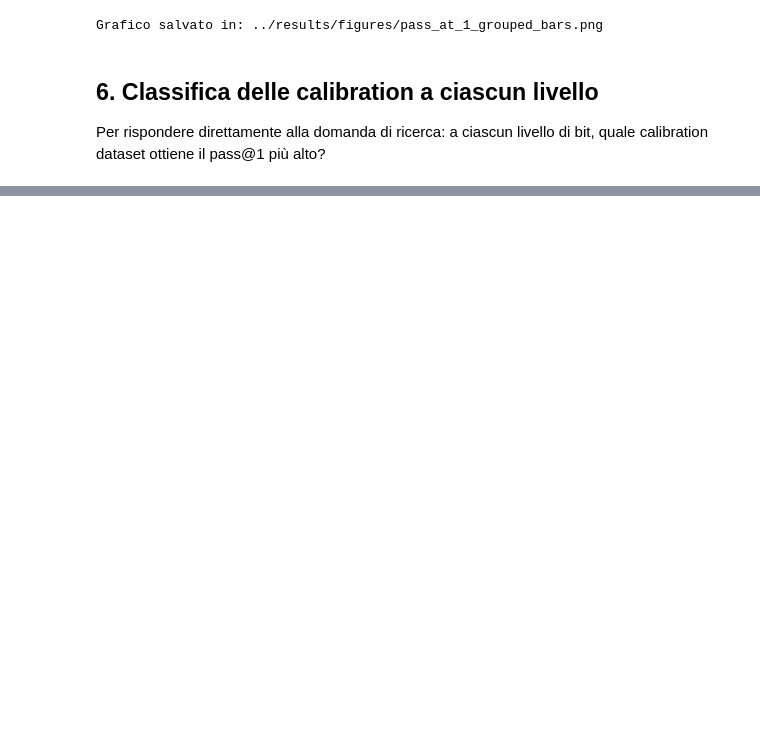
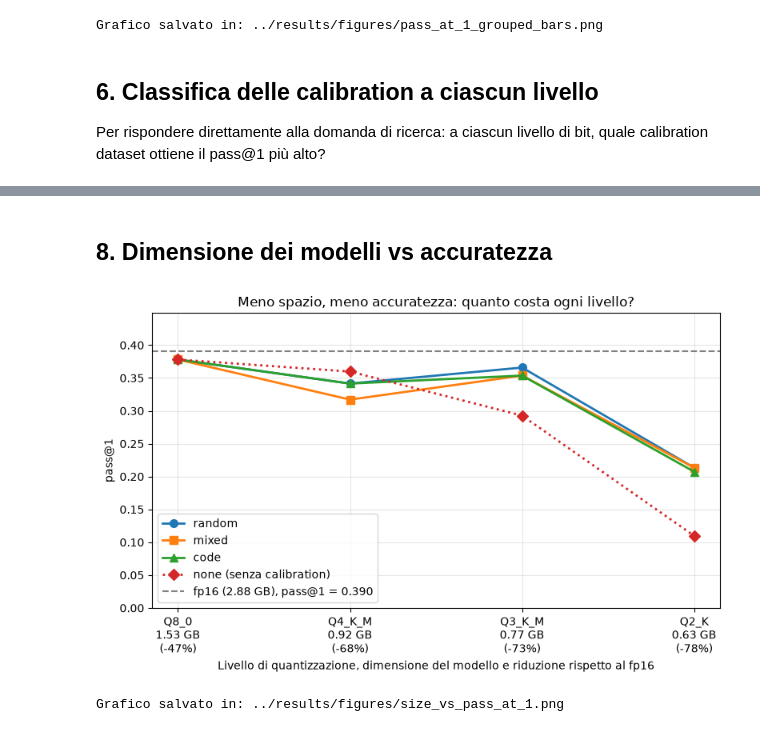
Before and after one commit to Angel136-hub/ProgettoPTQ, a Jupyter notebook: notebooks/05_analyze_results.ipynb, the cells around one changed output, grey strips where cells are left out. Cells and saved outputs as stored; diff of their text form; code cells hidden in the pictures; blank space fills up the shorter version.

```diff
--- a/notebooks/05_analyze_results.ipynb
+++ b/notebooks/05_analyze_results.ipynb
@@ -200,0 +258,43 @@ Q2_K       random     0.2134     random (0.213) > mixed (0.213) > code (0.207)
+# %% [markdown]
+## 8. Dimensione dei modelli vs accuratezza
+# %%
+sizes_path = f"{RESULTS_DIR}/model_sizes.csv"
+
+if not os.path.exists(sizes_path):
+    print("model_sizes.csv non trovato: riesegui il notebook 02 (sezione 'Salvataggio delle dimensioni').")
+else:
+    sizes_df = pd.read_csv(sizes_path)
+    size_gb = sizes_df.groupby("level")["size_gb"].first()   # la dimensione dipende solo dal livello
+    fp16_gb = size_gb["F16"]
+
+    # asse X: un punto per livello, con la dimensione scritta sotto (dal più grande al più piccolo)
+    x_pos = list(range(len(QUANT_LEVELS)))
+    x_labels = [f"{lvl}\n{size_gb[lvl]:.2f} GB\n(-{(1 - size_gb[lvl] / fp16_gb) * 100:.0f}%)" for lvl in QUANT_LEVELS]
+
+    fig, ax = plt.subplots(figsize=(8, 5))
+    for calib in CALIBRATIONS:
+        y_values = [pivot.loc[calib, level] for level in QUANT_LEVELS]
+        ax.plot(x_pos, y_values, marker=markers[calib], color=colors[calib], linewidth=2, markersize=7,
+                linestyle=(":" if calib == "none" else "-"),
+                label=("none (senza calibration)" if calib == "none" else calib))
+
+    ax.axhline(baseline_pass1, color="gray", linestyle="--", linewidth=1.5,
+               label=f"fp16 ({fp16_gb:.2f} GB), pass@1 = {baseline_pass1:.3f}")
+
+    ax.set_xticks(x_pos)
+    ax.set_xticklabels(x_labels)
+    ax.set_xlabel("Livello di quantizzazione, dimensione del modello e riduzione rispetto al fp16")
+    ax.set_ylabel("pass@1")
+    ax.set_ylim(0, baseline_pass1 * 1.15)
+    ax.set_title("Meno spazio, meno accuratezza: quanto costa ogni livello?")
+    ax.legend(loc="lower left")
+    ax.grid(True, alpha=0.3)
+    plt.tight_layout()
+
+    fig_path_size = f"{FIGURES_DIR}/size_vs_pass_at_1.png"
+    plt.savefig(fig_path_size, dpi=150)
+    plt.show()
+    print(f"Grafico salvato in: {fig_path_size}")
+# %% [output]
+[figure, added]
+Grafico salvato in: ../results/figures/size_vs_pass_at_1.png
```
Also changed, not shown: parts of 10 cells of this notebook, 19 other files.
